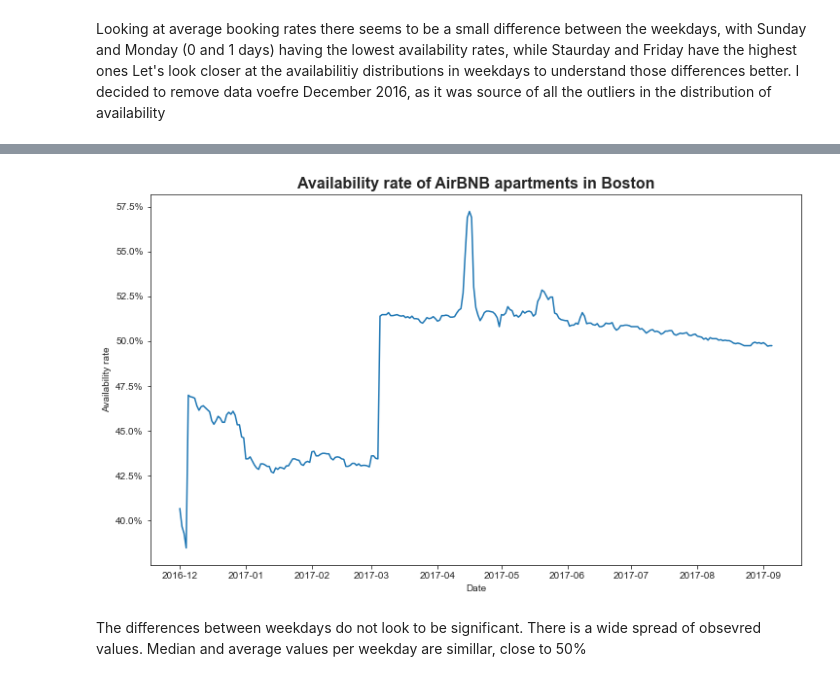
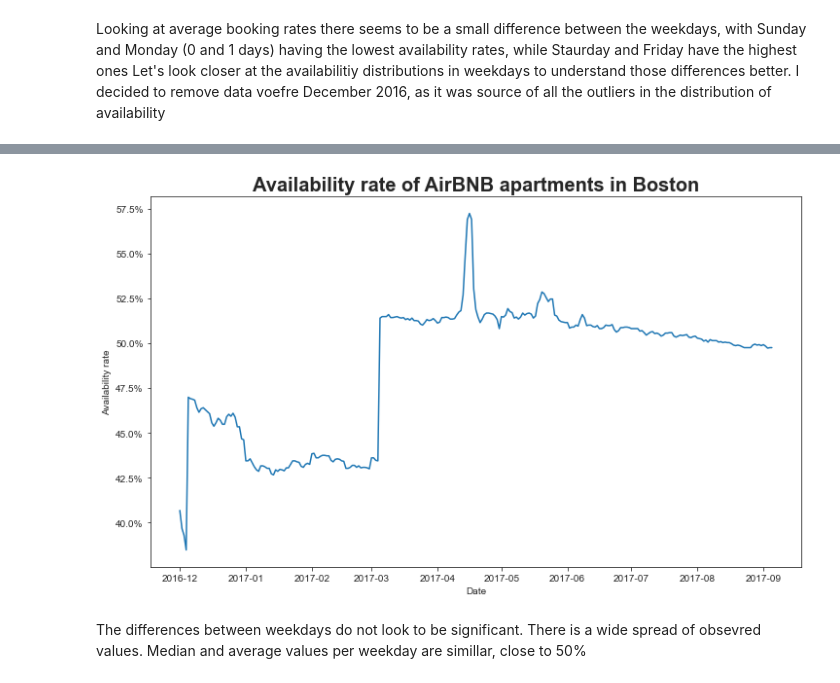
Before and after one commit to WojciechO/UdacityDS_BostonAirBnB, a Jupyter notebook: calendar_data_exploration.ipynb, the cells around one changed output, grey strips where cells are left out. Cells and saved outputs as stored; diff of their text form; code cells hidden in the pictures.

```diff
--- a/calendar_data_exploration.ipynb
+++ b/calendar_data_exploration.ipynb
@@ -148,21 +151,22 @@ plt.show();
 # %%
 
 sns.set_style("ticks")
 plt.figure(figsize=(12, 7))
 
 availability_line_plot = sns.lineplot(data = booking_rate_since_dec, y = 'available', x = 'date');
 
 availability_line_plot.set(xlabel='Date', ylabel='Availability rate')
 # availability_line_plot.title("Availability rate of AirBNB apartments in Boston in time",
 #                   fontsize=18, fontdict={"weight": "bold"}, x = 0.6, y = 1.05);
 
 availability_line_plot.yaxis.set_major_formatter(mtick.PercentFormatter())
 
 plt.title("Availability rate of AirBNB apartments in Boston",
-         fontsize=16, fontdict={"weight": "bold"})
+         fontsize=20, fontdict={"weight": "bold"})
+plt.savefig('line_chart_availability.png')
 plt.show()
 # %% [output]
-[figure, old version]
+[figure, new version]
 # %% [markdown]
 The differences between weekdays do not look to be significant. There is a wide spread of obsevred values. Median and average values per weekday are simillar, close to 50%
 # %%
```
Also changed, not shown: parts of 1 cell of this notebook, 2 other files.
